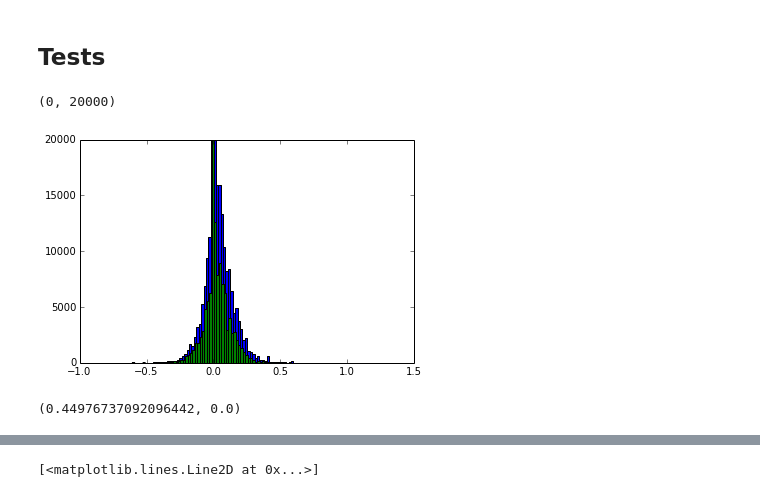
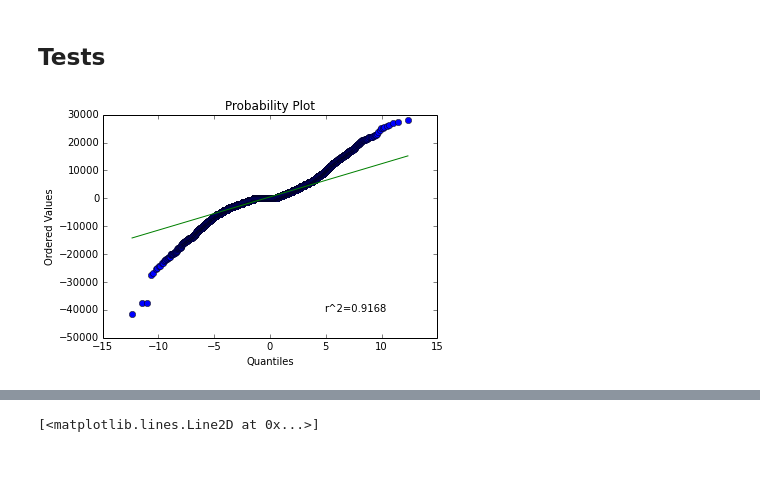
Before and after one commit to vankempen/Thesis, a Jupyter notebook: Simulation/Statistical Analysis.ipynb, the cells around one changed output, grey strips where cells are left out. Cells and saved outputs as stored; diff of their text form; code cells hidden in the pictures; blank space fills up the shorter version.

```diff
--- a/Simulation/Statistical Analysis.ipynb
+++ b/Simulation/Statistical Analysis.ipynb
@@ -27,26 +30,21 @@ def get_ticketPrices(dataset, flyFrom, flyTo):
     ticketPrices[ticketPrices == 0] = np.nan
     ticketPrices = ticketPrices.dropna(thresh=int(42*2/3)).ffill(axis=1)  # drop everythings that has less than 2/3 avilable data
     meanTicketPrice = ticketPrices.mean().mean()
-    return ticketPrices.fillna(ticketPrices[0].mean()*3), meanTicketPrice
+    return ticketPrices.bfill(), meanTicketPrice
 # %%
-flyFrom = 'ATL'
-flyTo = 'MCO'
+flyFrom = 'AMS'
+flyTo = 'CDG'
 
 b, _ = get_ticketPrices(historical, flyFrom, flyTo)
-b = np.log(b)
+#b = np.log(b)
 bRet = (b.T.shift(1).T-b).values[:,1:].flatten()
-nb, bb, pb = hist(bRet, 100)
+#nb, bb, pb = hist(bRet, 1000)
 
 a, _ = get_ticketPrices(storage, flyFrom, flyTo)
-a = np.log(a)
+#a = np.log(a)
 aRet = (a.T.shift(1).T-a).values[:,1:].flatten()
-na, ba, pa = hist(aRet, 100)
-
-ylim(0, 20000)
+#na, ba, pa = hist(aRet, 1000)
-# %% [output]
-(0, 20000)
-[figure, removed]
-# %%
-stats.kstest(na, 'norm', args=(5, 10))
-# %% [output]
-(0.44976737092096442, 0.0)
+# %%
+_ = stats.probplot(aRet, dist="logistic", plot=pylab)
+# %% [output]
+[figure, added]
```
Also changed, not shown: parts of 6 cells of this notebook, 9 other files.
